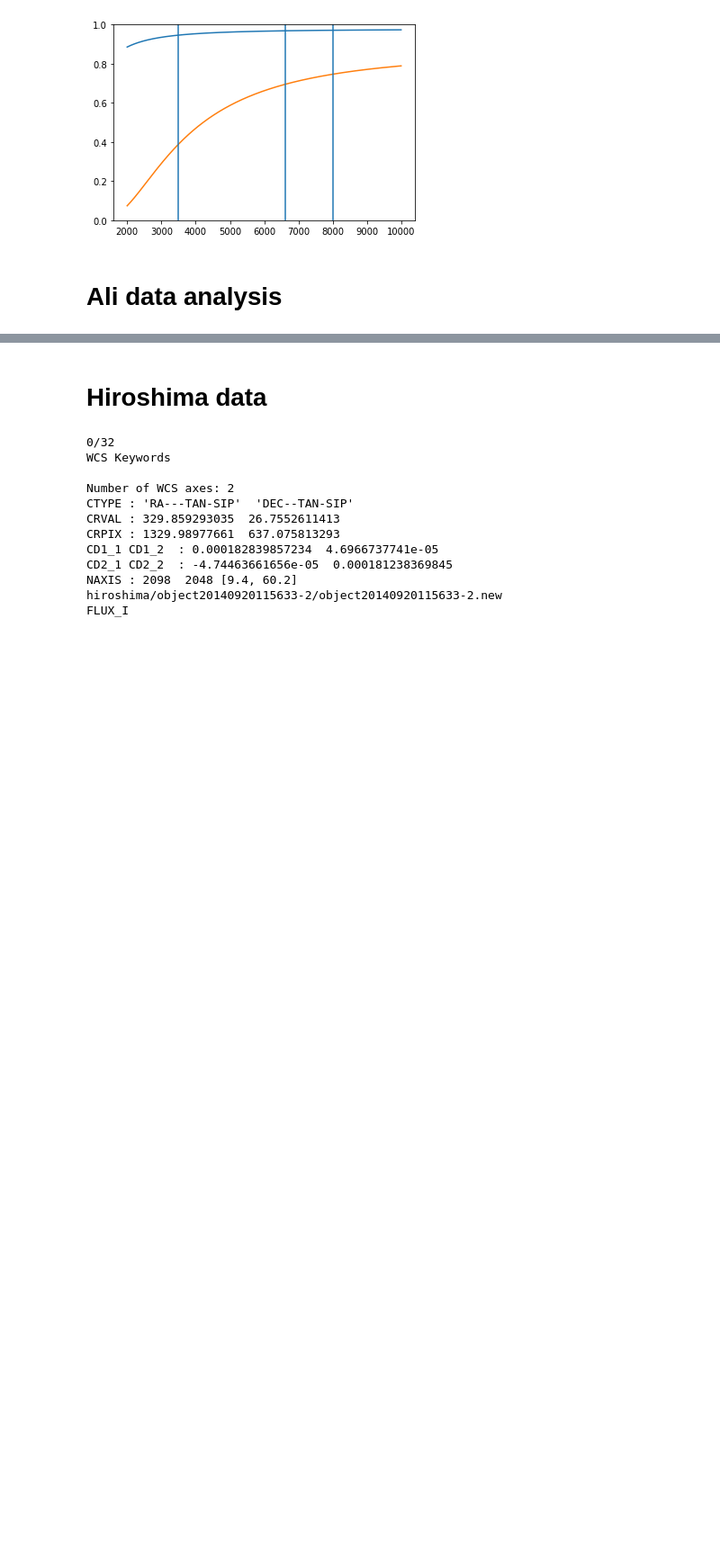
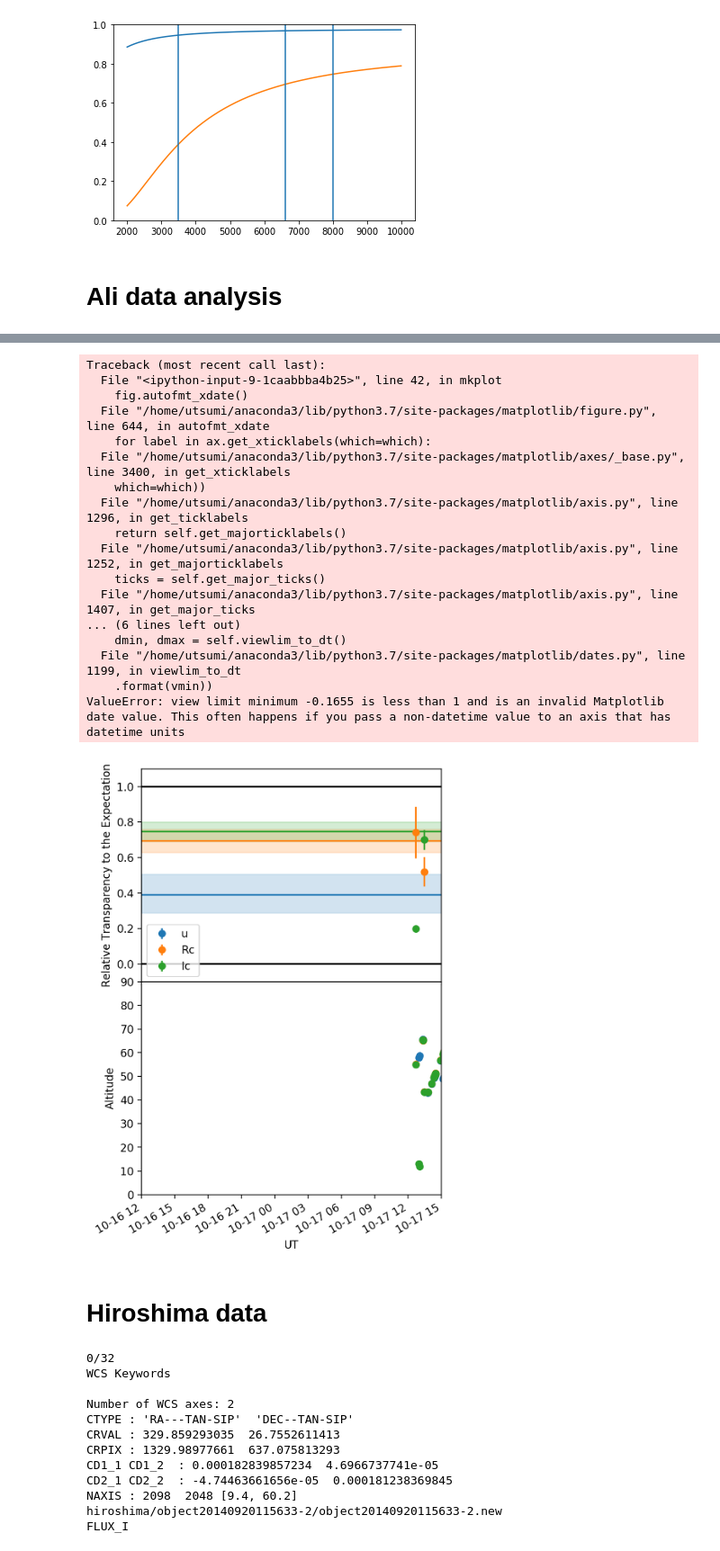
Before and after one commit to youtsumi/HinOTORINotebooks, a Jupyter notebook: HinOTORITransmission.ipynb, the cells around one changed output, grey strips where cells are left out. Shown at 90% size. Cells and saved outputs as stored; diff of their text form; code cells hidden in the pictures; blank space fills up the shorter version.

```diff
--- a/HinOTORITransmission.ipynb
+++ b/HinOTORITransmission.ipynb
@@ -414,0 +445,5 @@ mkplot(result, Ali, target, 6 )
+# %%
+target = "20181017/*object*-2/object*.new"
+offset = [-5,14] # for u-band coase alignment
+# %%
+result20181017 = loopover(target,offset)
@@ -415,3 +528,27 @@ mkplot(result, Ali, target, 6 )
+# %%
+Ali = EarthLocation.from_geodetic(lat=32.31373, lon=80.030018, height=5100)
+mkplot(result20181017, Ali, target, 6 )
+for ax in (pylab.gcf().axes):
+    ax.set_xlim(parse("20181016 12:00 UT"),parse("20181017 15:00 UT"))
+# %% [output]
+Traceback (most recent call last):
+  File "<ipython-input-9-1caabbba4b25>", line 42, in mkplot
+    fig.autofmt_xdate()
+  File "/home/utsumi/anaconda3/lib/python3.7/site-packages/matplotlib/figure.py", line 644, in autofmt_xdate
+    for label in ax.get_xticklabels(which=which):
+  File "/home/utsumi/anaconda3/lib/python3.7/site-packages/matplotlib/axes/_base.py", line 3400, in get_xticklabels
+    which=which))
+  File "/home/utsumi/anaconda3/lib/python3.7/site-packages/matplotlib/axis.py", line 1296, in get_ticklabels
+    return self.get_majorticklabels()
+  File "/home/utsumi/anaconda3/lib/python3.7/site-packages/matplotlib/axis.py", line 1252, in get_majorticklabels
+    ticks = self.get_major_ticks()
+  File "/home/utsumi/anaconda3/lib/python3.7/site-packages/matplotlib/axis.py", line 1407, in get_major_ticks
+... (6 lines left out)
+    dmin, dmax = self.viewlim_to_dt()
+  File "/home/utsumi/anaconda3/lib/python3.7/site-packages/matplotlib/dates.py", line 1199, in viewlim_to_dt
+    .format(vmin))
+ValueError: view limit minimum -0.1655 is less than 1 and is an invalid Matplotlib date value. This often happens if you pass a non-datetime value to an axis that has datetime units
+[figure, added]
 # %% [markdown]
 # Hiroshima data
 # %%
```
Also changed, not shown: parts of 13 cells of this notebook.
